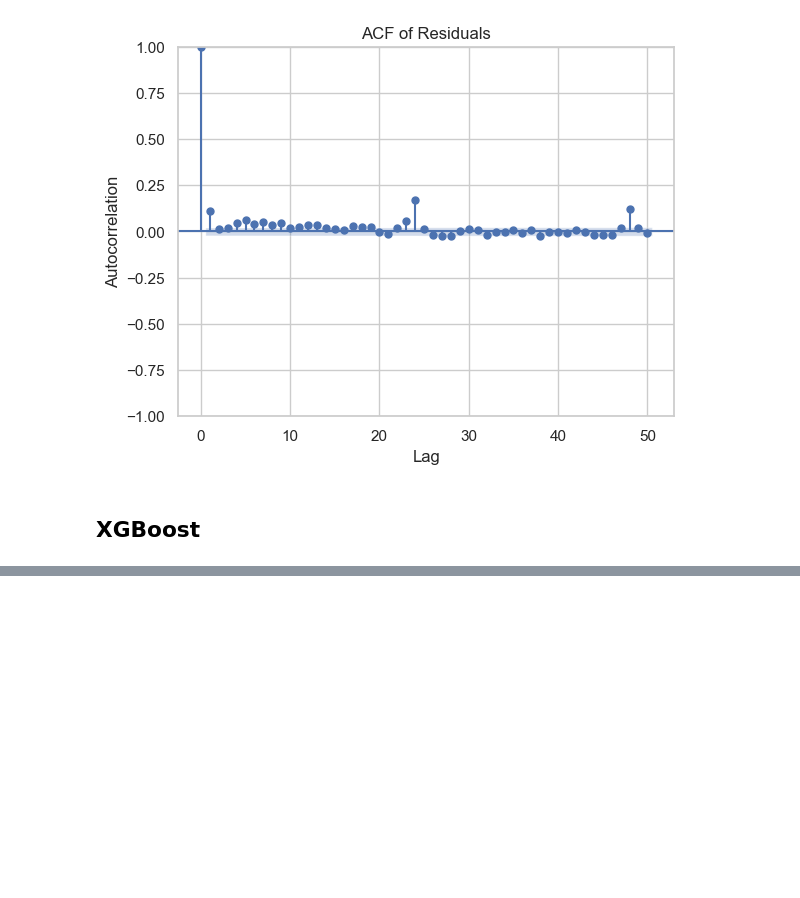
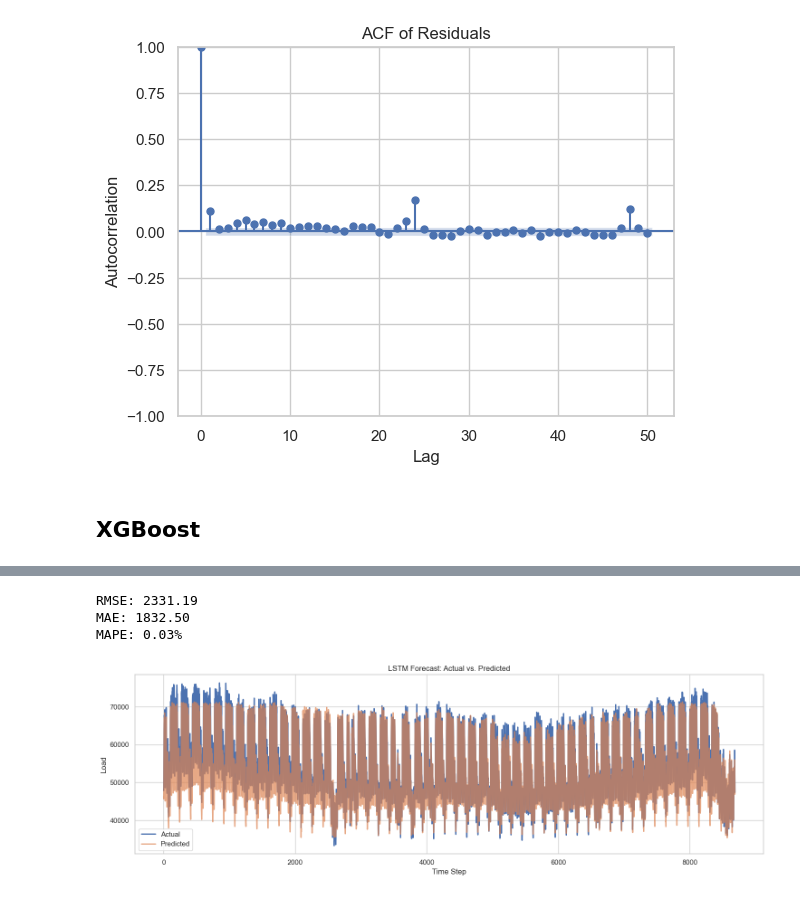
Before and after one commit to jaycob-melton/short-term-load-forecasting, a Jupyter notebook: notebooks/modeling.ipynb, the cells around one changed output, grey strips where cells are left out. Cells and saved outputs as stored; diff of their text form; code cells hidden in the pictures; blank space fills up the shorter version.

Commit message:
lstm

```diff
--- a/notebooks/modeling.ipynb
+++ b/notebooks/modeling.ipynb
@@ -604,0 +620,23 @@ Linear Regression MAPE: 0.81 %
+# %%
+scaler_X = MinMaxScaler()
+X_train = scaler_X.fit_transform(X_train)
+X_test = scaler_X.transform(X_test)
+
+scaler_y = MinMaxScaler()
+y_train = scaler_y.fit_transform(y_train.reshape(-1, 1))
+y_test = scaler_y.transform(y_test.reshape(-1, 1))
+# %%
+seq_len = 48
+train_dataset = LoadDataSet(X_train, y_train, seq_len)
+train_loader = DataLoader(train_dataset, batch_size=32, shuffle=False)
+
+model = LSTMForecast(
+    input_size=X_train.shape[1],
+    hidden_size=256,
+    num_layers=4,
+    output_size=1
+)
+
+num_epochs = 10
+optimizer_params = {"lr": 0.001}
+train_lstm(model, train_loader, optimizer_params, num_epochs)
@@ -604,0 +646,24 @@ Linear Regression MAPE: 0.81 %
+# %%
+test_dataset = LoadDataSet(X_test, y_test, seq_len)
+test_loader = DataLoader(test_dataset, batch_size=32, shuffle=False)
+
+preds_inv, trues_inv, _ = test_lstm(model, test_loader, scaler_y)
+# %% [output]
+RMSE: 2331.19
+MAE: 1832.50
+MAPE: 0.03%
+# %%
+import matplotlib.pyplot as plt
+
+plt.figure(figsize=(15, 5))
+plt.plot(trues_inv, label='Actual', linewidth=2)
+plt.plot(preds_inv, label='Predicted', linewidth=2, alpha=0.7)
+plt.title('LSTM Forecast: Actual vs. Predicted')
+plt.xlabel('Time Step')
+plt.ylabel('Load')
+plt.legend()
+plt.grid(True)
+plt.tight_layout()
+plt.show()
+# %% [output]
+[figure, added]
```
Also changed, not shown: parts of 29 cells of this notebook, 2 other files.
